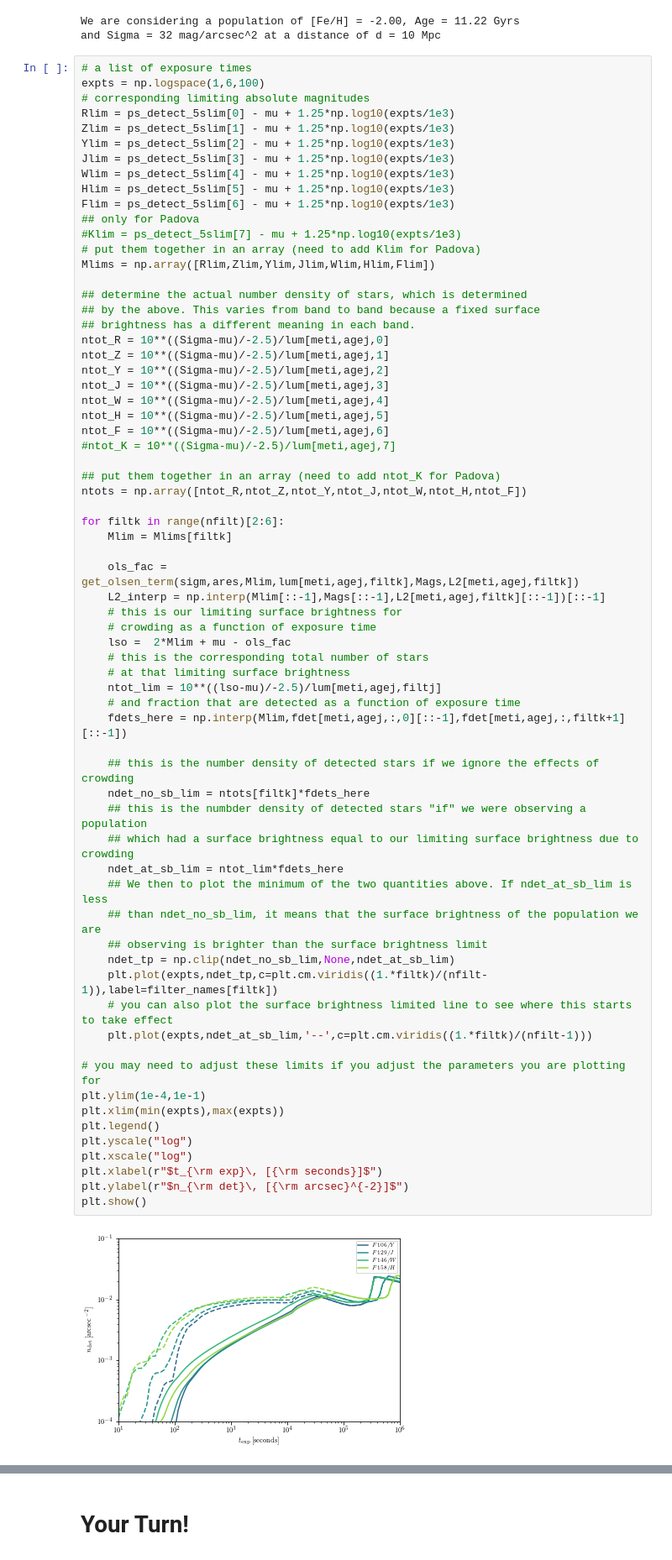
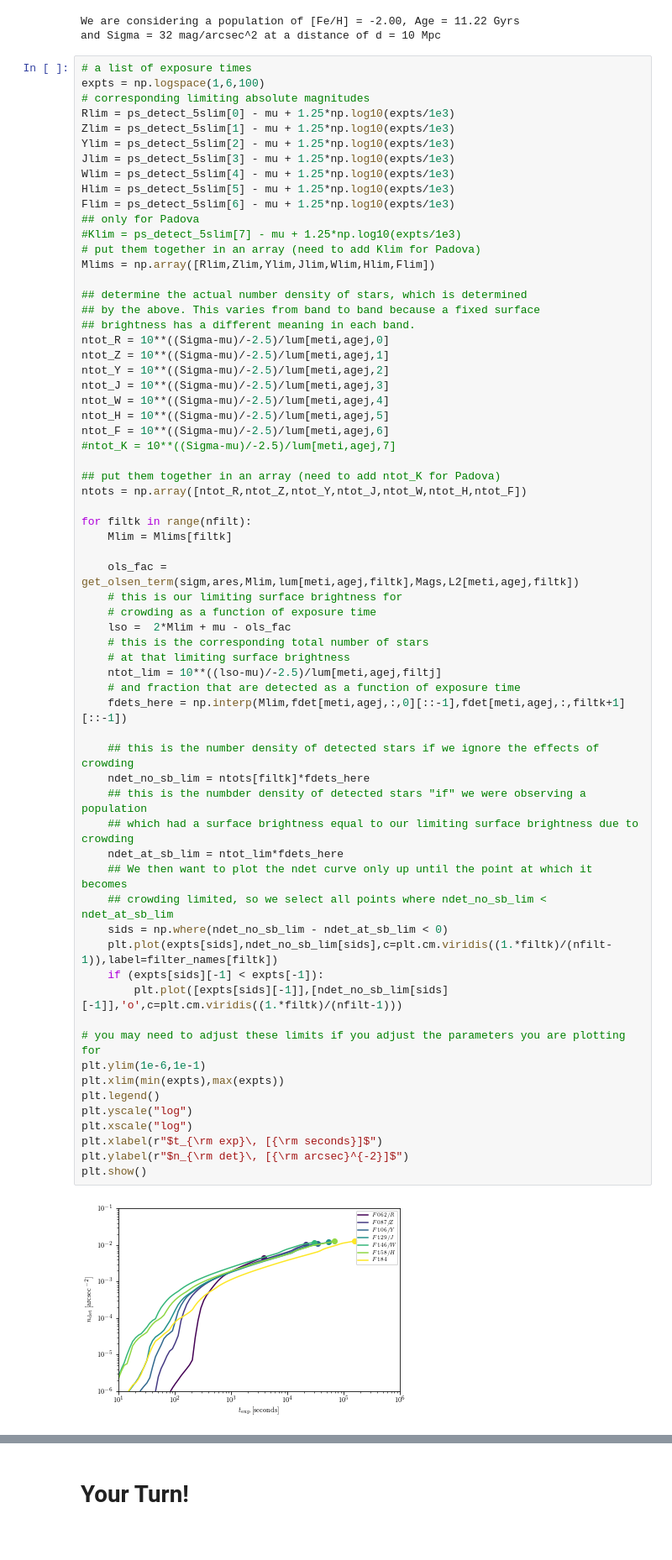
Before and after one commit to ltlancas/walter, a Jupyter notebook: walkthrough.ipynb, the cells around one changed output, grey strips where cells are left out. Shown at 84% size. Saved outputs shown, nothing was run; the diff lists cells and outputs as text.

```diff
--- a/walkthrough.ipynb
+++ b/walkthrough.ipynb
@@ -675,41 +675,39 @@ ntot_F = 10**((Sigma-mu)/-2.5)/lum[meti,agej,6]
 ## put them together in an array (need to add ntot_K for Padova)
 ntots = np.array([ntot_R,ntot_Z,ntot_Y,ntot_J,ntot_W,ntot_H,ntot_F])
 
-for filtk in range(nfilt)[2:6]:
+for filtk in range(nfilt):
     Mlim = Mlims[filtk]
 
     ols_fac = get_olsen_term(sigm,ares,Mlim,lum[meti,agej,filtk],Mags,L2[meti,agej,filtk])
-    L2_interp = np.interp(Mlim[::-1],Mags[::-1],L2[meti,agej,filtk][::-1])[::-1]
     # this is our limiting surface brightness for
     # crowding as a function of exposure time
     lso =  2*Mlim + mu - ols_fac
     # this is the corresponding total number of stars
     # at that limiting surface brightness
     ntot_lim = 10**((lso-mu)/-2.5)/lum[meti,agej,filtj]
     # and fraction that are detected as a function of exposure time
     fdets_here = np.interp(Mlim,fdet[meti,agej,:,0][::-1],fdet[meti,agej,:,filtk+1][::-1])
 
     ## this is the number density of detected stars if we ignore the effects of crowding
     ndet_no_sb_lim = ntots[filtk]*fdets_here
     ## this is the numbder density of detected stars "if" we were observing a population
     ## which had a surface brightness equal to our limiting surface brightness due to crowding
     ndet_at_sb_lim = ntot_lim*fdets_here
-    ## We then to plot the minimum of the two quantities above. If ndet_at_sb_lim is less
-    ## than ndet_no_sb_lim, it means that the surface brightness of the population we are
-    ## observing is brighter than the surface brightness limit
-    ndet_tp = np.clip(ndet_no_sb_lim,None,ndet_at_sb_lim)
-    plt.plot(expts,ndet_tp,c=plt.cm.viridis((1.*filtk)/(nfilt-1)),label=filter_names[filtk])
-    # you can also plot the surface brightness limited line to see where this starts to take effect
-    plt.plot(expts,ndet_at_sb_lim,'--',c=plt.cm.viridis((1.*filtk)/(nfilt-1)))
+    ## We then want to plot the ndet curve only up until the point at which it becomes
+    ## crowding limited, so we select all points where ndet_no_sb_lim < ndet_at_sb_lim
+    sids = np.where(ndet_no_sb_lim - ndet_at_sb_lim < 0)
+    plt.plot(expts[sids],ndet_no_sb_lim[sids],c=plt.cm.viridis((1.*filtk)/(nfilt-1)),label=filter_names[filtk])
+    if (expts[sids][-1] < expts[-1]):
+        plt.plot([expts[sids][-1]],[ndet_no_sb_lim[sids][-1]],'o',c=plt.cm.viridis((1.*filtk)/(nfilt-1)))
 
 # you may need to adjust these limits if you adjust the parameters you are plotting for
-plt.ylim(1e-4,1e-1)
+plt.ylim(1e-6,1e-1)
 plt.xlim(min(expts),max(expts))
 plt.legend()
 plt.yscale("log")
 plt.xscale("log")
 plt.xlabel(r"$t_{\rm exp}\, [{\rm seconds}]$")
 plt.ylabel(r"$n_{\rm det}\, [{\rm arcsec}^{-2}]$")
 plt.show()
 # %% [output]
-[figure, old version]
+[figure, new version]
```
Also changed, not shown: parts of 2 cells of this notebook, 13 other files.
